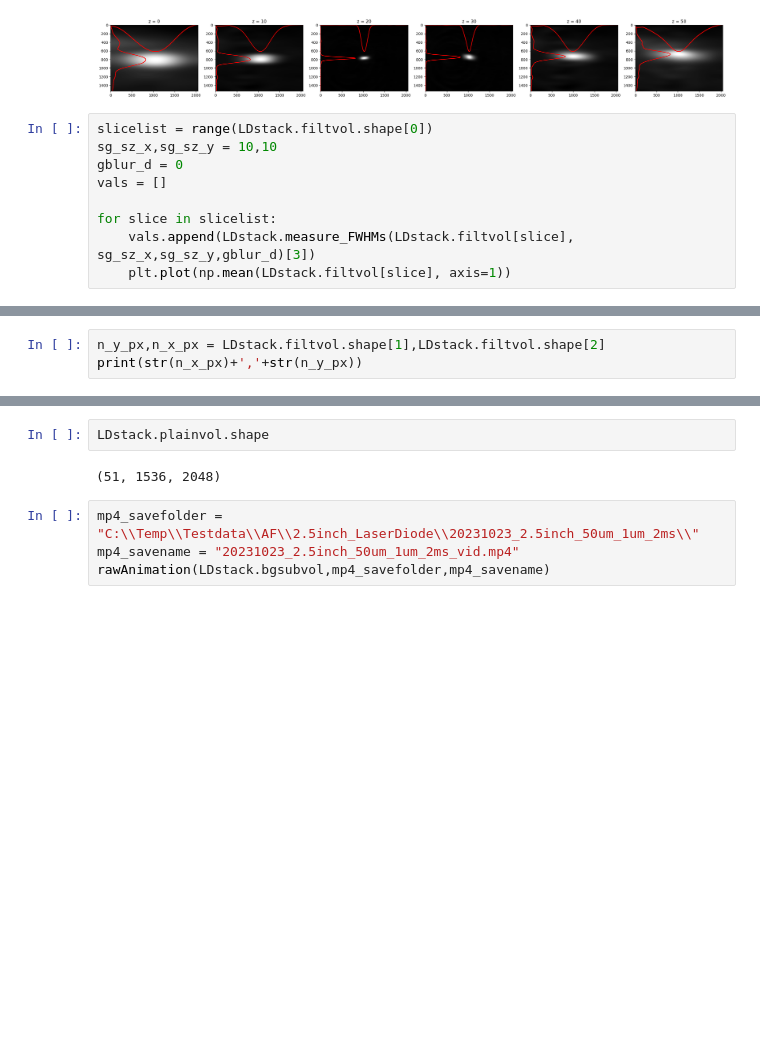
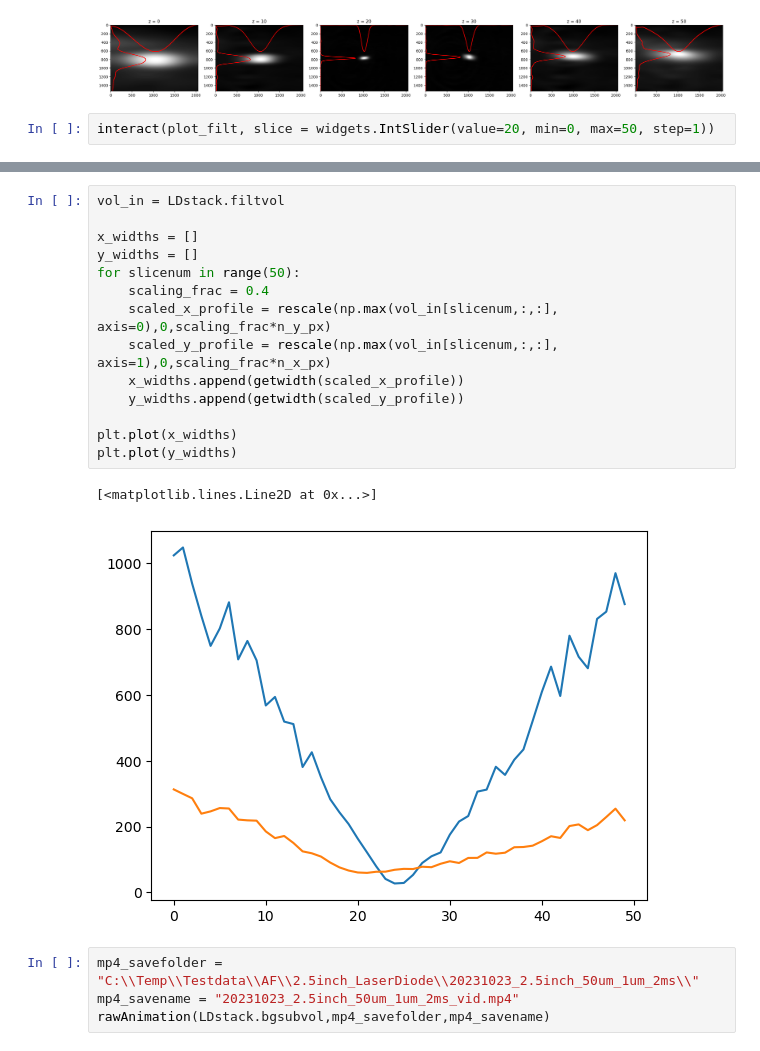
Before and after one commit to sara98habte/AF-N-NN-method, a Jupyter notebook: openAF_reduced.ipynb, the cells around one changed output, grey strips where cells are left out. Saved outputs shown, nothing was run; the diff lists cells and outputs as text; blank space fills up the shorter version.

```diff
--- a/openAF_reduced.ipynb
+++ b/openAF_reduced.ipynb
@@ -523,12 +571,5 @@ plotframes(LDstack.filtvol,frames,True)
 [figure]
 [figure]
 # %%
-slicelist = range(LDstack.filtvol.shape[0])
-sg_sz_x,sg_sz_y = 10,10
-gblur_d = 0
-vals = []
-
-for slice in slicelist:
-    vals.append(LDstack.measure_FWHMs(LDstack.filtvol[slice], sg_sz_x,sg_sz_y,gblur_d)[3])
-    plt.plot(np.mean(LDstack.filtvol[slice], axis=1))
+interact(plot_filt, slice = widgets.IntSlider(value=20, min=0, max=50, step=1))
 # %% [output]
@@ -536,3 +577,0 @@ for slice in slicelist:
-# %%
-n_y_px,n_x_px = LDstack.filtvol.shape[1],LDstack.filtvol.shape[2]
-print(str(n_x_px)+','+str(n_y_px))
@@ -558,7 +578,20 @@ interactive(children=(FloatSlider(value=1.0, description='w', max=3.0, min=-1.0)
 # %%
-LDstack.plainvol.shape
+vol_in = LDstack.filtvol
+
+x_widths = []
+y_widths = []
+for slicenum in range(50):
+    scaling_frac = 0.4
+    scaled_x_profile = rescale(np.max(vol_in[slicenum,:,:], axis=0),0,scaling_frac*n_y_px)
+    scaled_y_profile = rescale(np.max(vol_in[slicenum,:,:], axis=1),0,scaling_frac*n_x_px)
+    x_widths.append(getwidth(scaled_x_profile))
+    y_widths.append(getwidth(scaled_y_profile))
+
+plt.plot(x_widths)
+plt.plot(y_widths)
 # %% [output]
-(51, 1536, 2048)
+[<matplotlib.lines.Line2D at 0x...>]
+[figure, added]
 # %%
 mp4_savefolder = "C:\\Temp\\Testdata\\AF\\2.5inch_LaserDiode\\20231023_2.5inch_50um_1um_2ms\\"
 mp4_savename = "20231023_2.5inch_50um_1um_2ms_vid.mp4"
```
Also changed, not shown: parts of 6 cells of this notebook.
